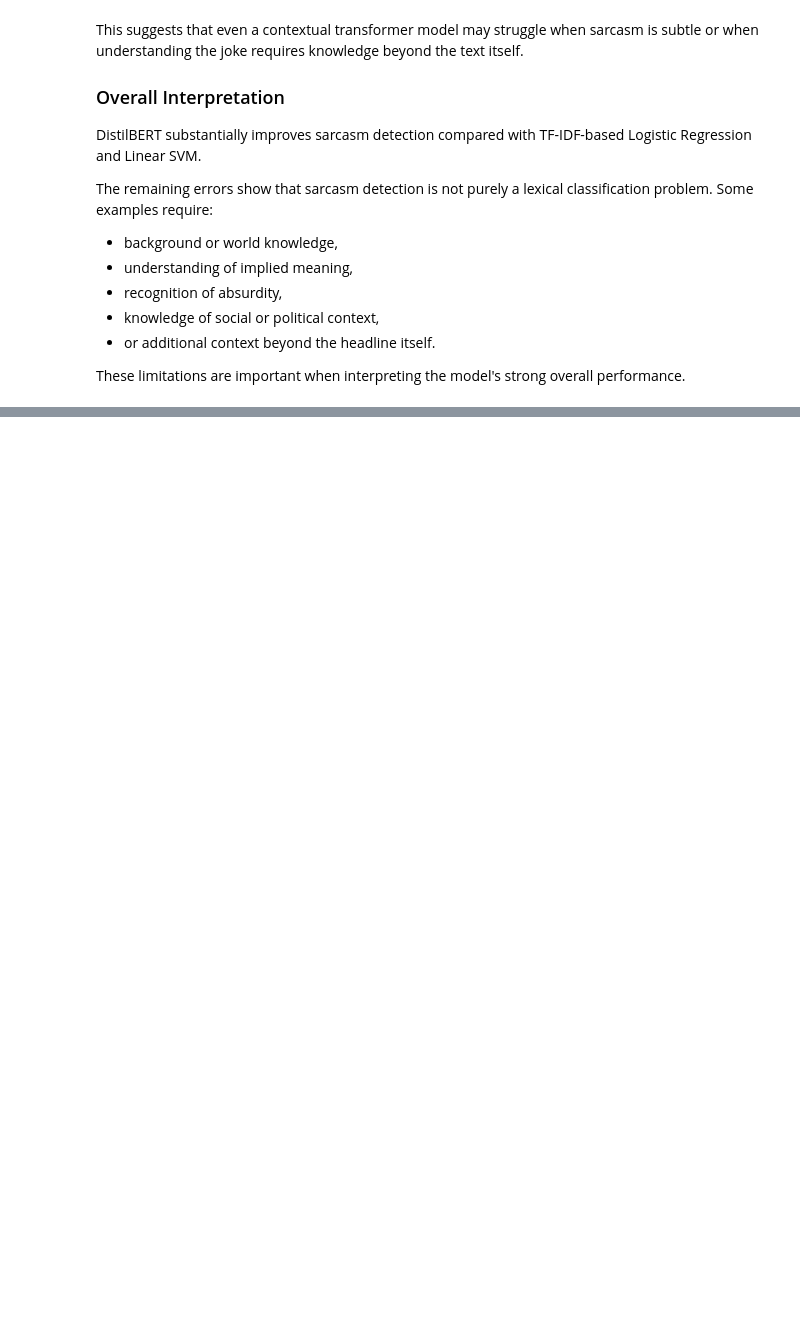
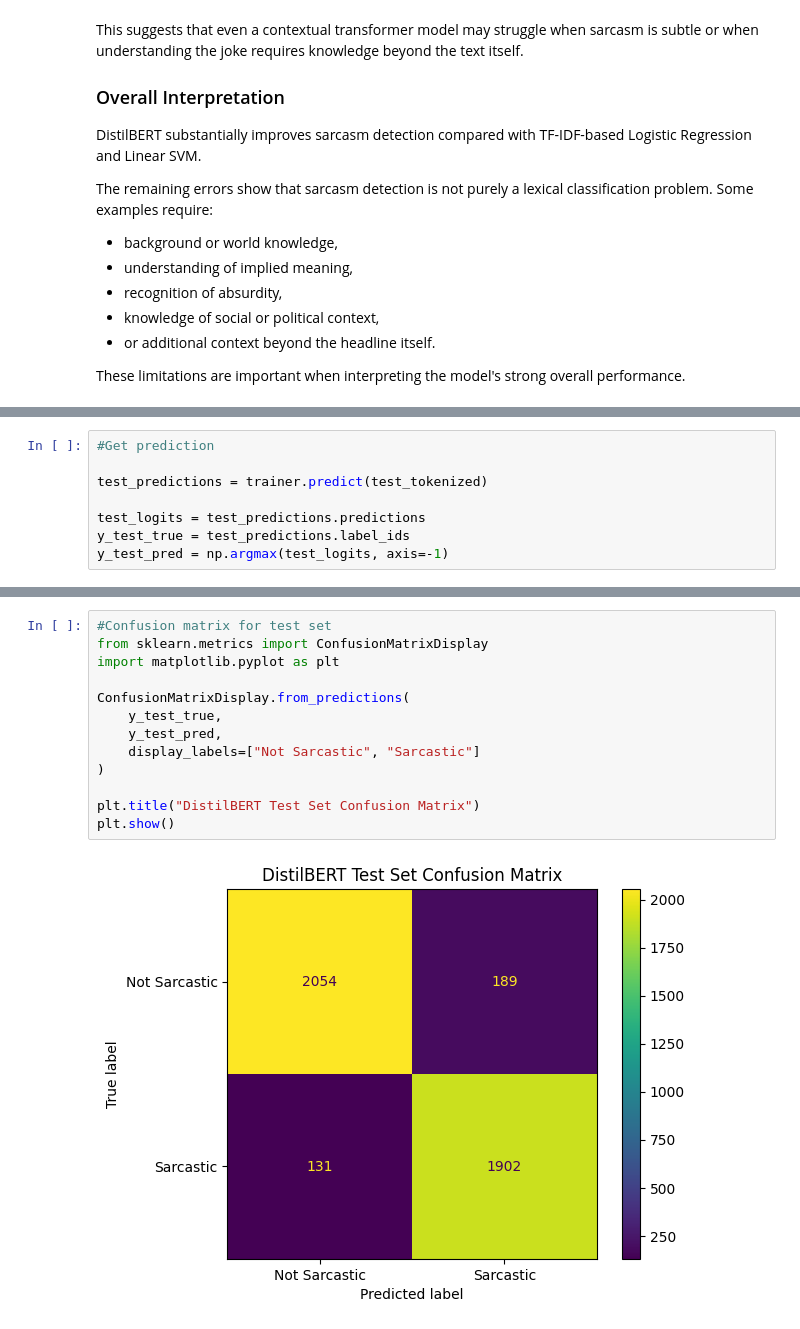
Before and after one commit to Sangeetha-238/sarcasm-detection-nlp, a Jupyter notebook: notebooks/06_distilbert_model.ipynb, the cells around one changed output, grey strips where cells are left out. Cells and saved outputs as stored; diff of their text form; blank space fills up the shorter version.

Commit message:
Final evaluetion on test data

```diff
--- a/notebooks/06_distilbert_model.ipynb
+++ b/notebooks/06_distilbert_model.ipynb
@@ -488,0 +504,8 @@ These limitations are important when interpreting the model's strong overall per
+# %%
+#Get prediction
+
+test_predictions = trainer.predict(test_tokenized)
+
+test_logits = test_predictions.predictions
+y_test_true = test_predictions.label_ids
+y_test_pred = np.argmax(test_logits, axis=-1)
@@ -488,0 +532,15 @@ These limitations are important when interpreting the model's strong overall per
+# %%
+#Confusion matrix for test set
+from sklearn.metrics import ConfusionMatrixDisplay
+import matplotlib.pyplot as plt
+
+ConfusionMatrixDisplay.from_predictions(
+    y_test_true,
+    y_test_pred,
+    display_labels=["Not Sarcastic", "Sarcastic"]
+)
+
+plt.title("DistilBERT Test Set Confusion Matrix")
+plt.show()
+# %% [output]
+[figure, added]
```
Also changed, not shown: parts of 7 cells of this notebook, 1 other file.
